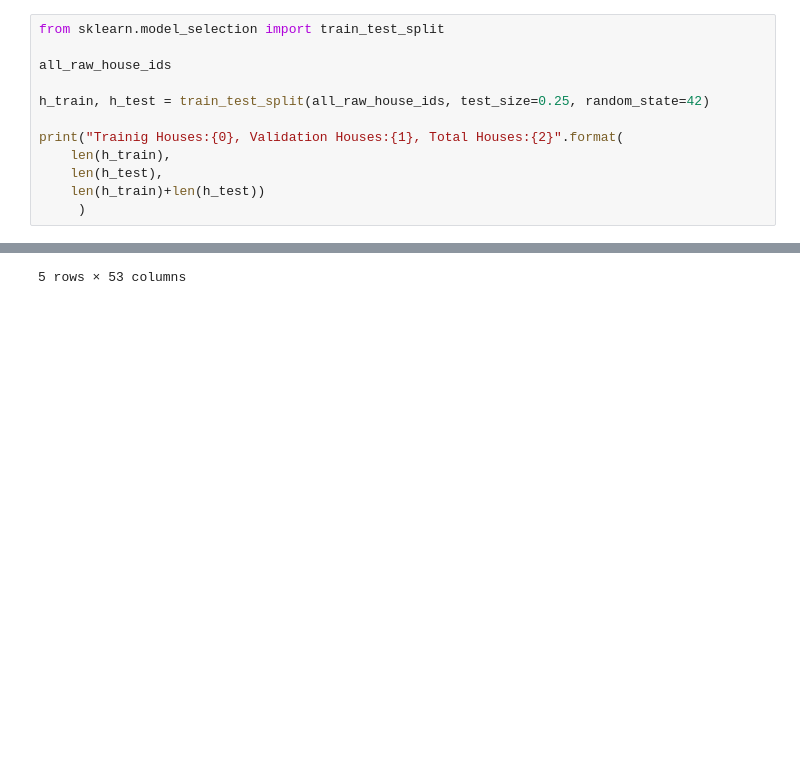
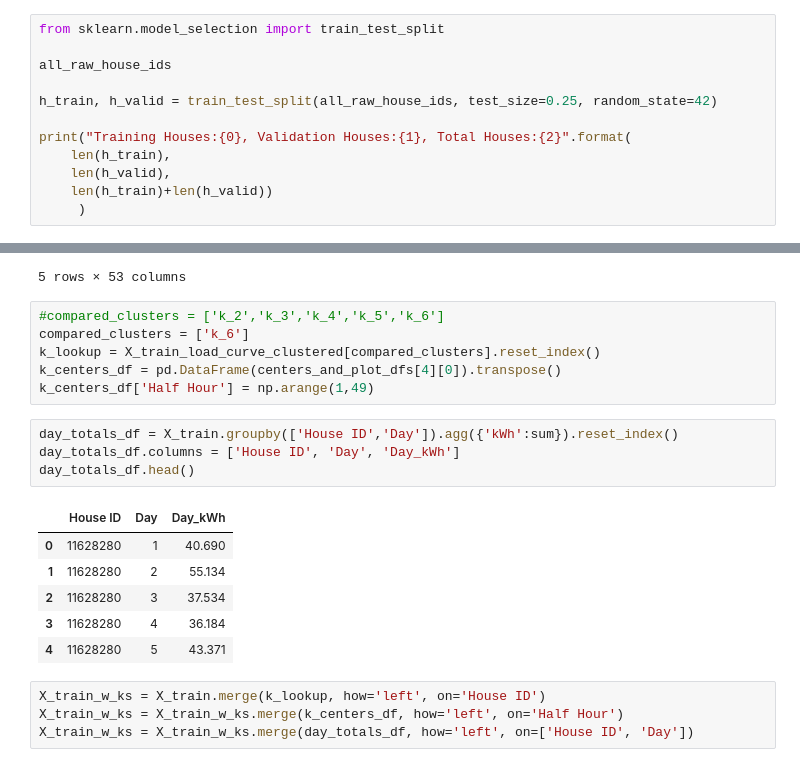
Before and after one commit to torenunez/udacity-mlnd-capstone, a Jupyter notebook: ev-capstone.ipynb, the cells around one changed output, grey strips where cells are left out. Saved outputs shown, nothing was run; the diff lists cells and outputs as text; blank space fills up the shorter version.

```diff
--- a/ev-capstone.ipynb
+++ b/ev-capstone.ipynb
@@ -276,11 +281,11 @@ from sklearn.model_selection import train_test_split
 
 all_raw_house_ids
 
-h_train, h_test = train_test_split(all_raw_house_ids, test_size=0.25, random_state=42)
+h_train, h_valid = train_test_split(all_raw_house_ids, test_size=0.25, random_state=42)
 
-print("Trainig Houses:{0}, Validation Houses:{1}, Total Houses:{2}".format(
+print("Training Houses:{0}, Validation Houses:{1}, Total Houses:{2}".format(
     len(h_train),
-    len(h_test),
-    len(h_train)+len(h_test))
+    len(h_valid),
+    len(h_train)+len(h_valid))
      )
 # %% [output]
@@ -437,3 +466,24 @@ X_train_load_curve_clustered.head()
 | 11628338 | 0.011694 | 0.011812 | 0.011763 | 0.011365 | 0.015829 | 0.021000 | 0.023360 | 0.022926 | 0.015345 | 0.011069 | ... | ... |
 | 11628340 | 0.009632 | 0.010972 | 0.012856 | 0.011982 | 0.012095 | 0.012718 | 0.012154 | 0.012275 | 0.012941 | 0.014352 | ... | ... |
 5 rows × 53 columns
+# %%
+#compared_clusters = ['k_2','k_3','k_4','k_5','k_6']
+compared_clusters = ['k_6']
+k_lookup = X_train_load_curve_clustered[compared_clusters].reset_index()
+k_centers_df = pd.DataFrame(centers_and_plot_dfs[4][0]).transpose()
+k_centers_df['Half Hour'] = np.arange(1,49)
+# %%
+day_totals_df = X_train.groupby(['House ID','Day']).agg({'kWh':sum}).reset_index()
+day_totals_df.columns = ['House ID', 'Day', 'Day_kWh']
+day_totals_df.head()
+# %% [output]
+|  | House ID | Day | Day_kWh |
+| 0 | 11628280 | 1 | 40.690 |
+| 1 | 11628280 | 2 | 55.134 |
+| 2 | 11628280 | 3 | 37.534 |
+| 3 | 11628280 | 4 | 36.184 |
+| 4 | 11628280 | 5 | 43.371 |
+# %%
+X_train_w_ks = X_train.merge(k_lookup, how='left', on='House ID')
+X_train_w_ks = X_train_w_ks.merge(k_centers_df, how='left', on='Half Hour')
+X_train_w_ks = X_train_w_ks.merge(day_totals_df, how='left', on=['House ID', 'Day'])
```
Also changed, not shown: parts of 17 cells of this notebook.
